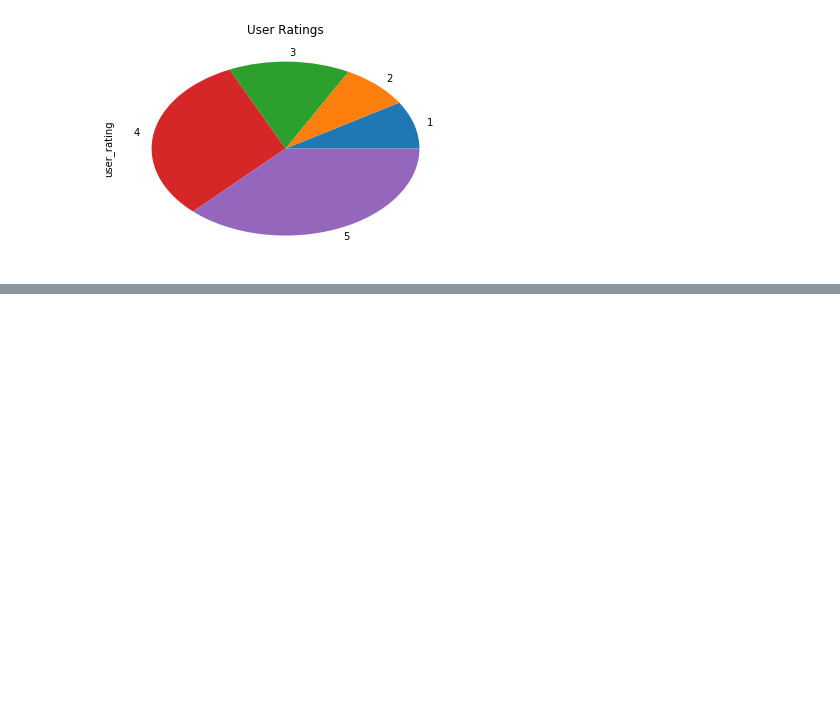
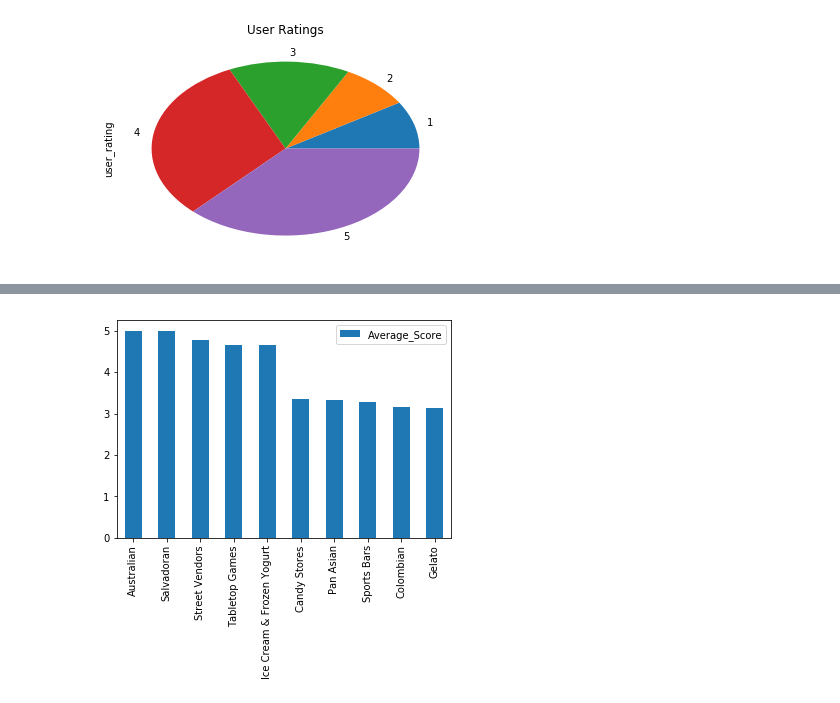
Before and after one commit to zacwentzell/BIA660D_Group_1_Project, a Jupyter notebook: eda/review_eda.ipynb, the cells around one changed output, grey strips where cells are left out. Cells and saved outputs as stored; diff of their text form; code cells hidden in the pictures; blank space fills up the shorter version.

```diff
--- a/eda/review_eda.ipynb
+++ b/eda/review_eda.ipynb
@@ -21,0 +34,6 @@ data['restaurant_type'] = data['restaurant_type'].map(lambda x: x.replace("'",''
+# %%
+sorted = type_data.sort_values(by='Average_Score', ascending=False)
+best_worst = sorted[:5].append(sorted[-5:])
+x = best_worst.plot.bar()
+# %% [output]
+[figure, added]
```
Also changed, not shown: parts of 4 cells of this notebook, 2 other files.
